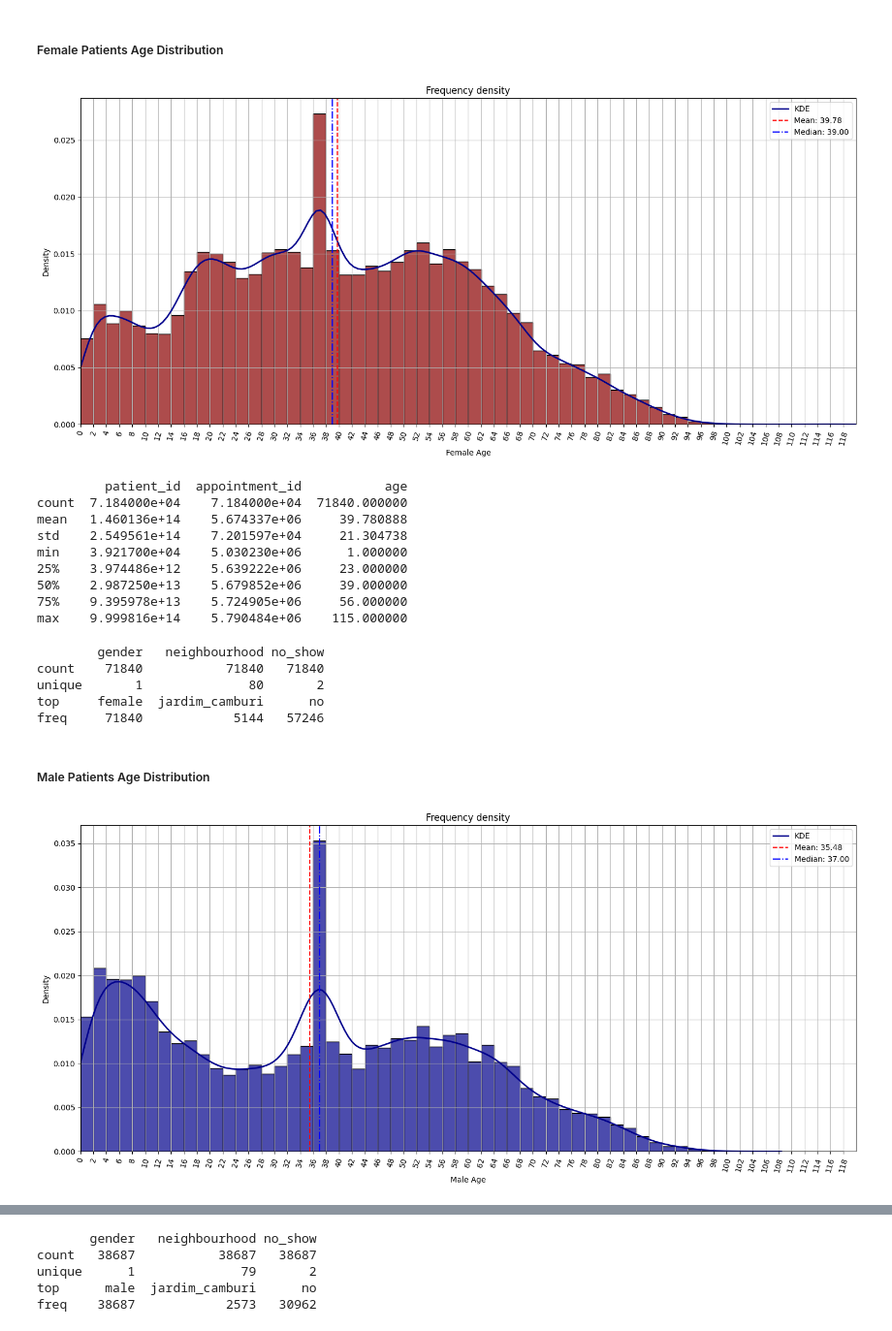
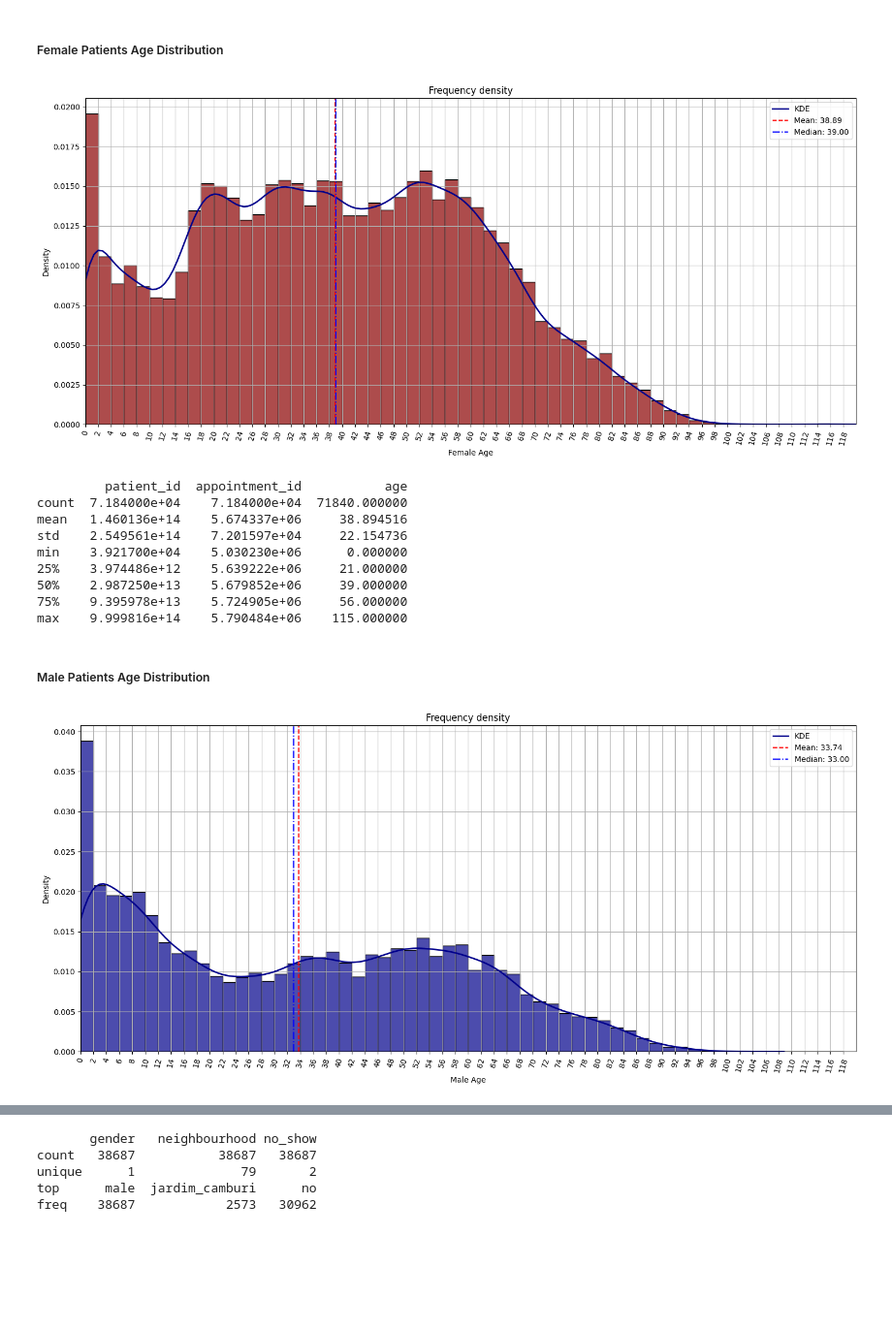
Before and after one commit to LuisPastranaLemus/Data-Driven-Insights-on-Patient-No-Shows, a Jupyter notebook: notebooks/01-eda.ipynb, the cells around one changed output, grey strips where cells are left out. Shown at 97% size. Saved outputs shown, nothing was run; the diff lists cells and outputs as text; code cells hidden in the pictures; blank space fills up the shorter version.

```diff
--- a/notebooks/01-eda.ipynb
+++ b/notebooks/01-eda.ipynb
@@ -27,6 +27,11 @@ from src import *
 # %%
 # Build route to data file and upload
 
-data_file_path = project_root / "data" / "processed" / "patients_clean.csv"
+data_file_path_pediatric_partially_clean = project_root / "data" / "processed" / "patients_pediatric_partially_clean.csv"
+df_patients_pediatric = load_dataset_from_csv(data_file_path_pediatric_partially_clean, header='infer', parse_dates=['scheduled_day', 'appointment_day'])
 
-df_patients = load_dataset_from_csv(data_file_path, header='infer',  parse_dates=['scheduled_day', 'appointment_day'])
+data_file_path_adult_partially_clean = project_root / "data" / "processed" / "patients_adult_partially_clean.csv"
+df_patients_adult = load_dataset_from_csv(data_file_path_adult_partially_clean, header='infer', parse_dates=['scheduled_day', 'appointment_day'])
+
+data_file_path_clean = project_root / "data" / "processed" / "patients_clean.csv"
+df_patients_clean = load_dataset_from_csv(data_file_path_clean, header='infer',  parse_dates=['scheduled_day', 'appointment_day'])
@@ -133,41 +218,35 @@ Name: count, dtype: int64
 # %% [markdown]
 ##### Female Patients Age Distribution
 # %%
-df_female_age = df_patients.loc[(df_patients['gender'] == 'female'), :]
+df_female_age = df_patients_clean.loc[(df_patients_clean['gender'] == 'female'), :]
 
 plot_frequency_density(df_female_age['age'], bins=np.arange(0, 120, 2), color='darkred', title='Frequency density', xlabel='Female Age',
                        ylabel='Density', xticks_range=(0, 120, 2), rotation=75, show_kde=True)
 # %% [output]
-[figure, old version]
+[figure, new version]
 # %%
 print(df_female_age.describe())
 # %% [output]
          patient_id  appointment_id           age
 count  7.184000e+04    7.184000e+04  71840.000000
-mean   1.460136e+14    5.674337e+06     39.780888
-std    2.549561e+14    7.201597e+04     21.304738
-min    3.921700e+04    5.030230e+06      1.000000
-25%    3.974486e+12    5.639222e+06     23.000000
+mean   1.460136e+14    5.674337e+06     38.894516
+std    2.549561e+14    7.201597e+04     22.154736
+min    3.921700e+04    5.030230e+06      0.000000
+25%    3.974486e+12    5.639222e+06     21.000000
 50%    2.987250e+13    5.679852e+06     39.000000
 75%    9.395978e+13    5.724905e+06     56.000000
 max    9.999816e+14    5.790484e+06    115.000000
 # %%
 print(df_female_age.describe(include='object'))
-# %% [output]
-        gender   neighbourhood no_show
-count    71840           71840   71840
-unique       1              80       2
-top     female  jardim_camburi      no
-freq     71840            5144   57246
 # %% [markdown]
 ##### Male Patients Age Distribution
 # %%
-df_male_age = df_patients.loc[(df_patients['gender'] == 'male'), :]
+df_male_age = df_patients_clean.loc[(df_patients_clean['gender'] == 'male'), :]
 
 plot_frequency_density(df_male_age['age'], bins=np.arange(0, 120, 2), color='darkblue', title='Frequency density', xlabel='Male Age',
                        ylabel='Density', xticks_range=(0, 120, 2), rotation=75, show_kde=True)
 # %% [output]
-[figure, old version]
+[figure, new version]
 # %%
 print(df_male_age.describe())
 # %% [output]
```
Also changed, not shown: parts of 26 cells of this notebook, 6 other files.
